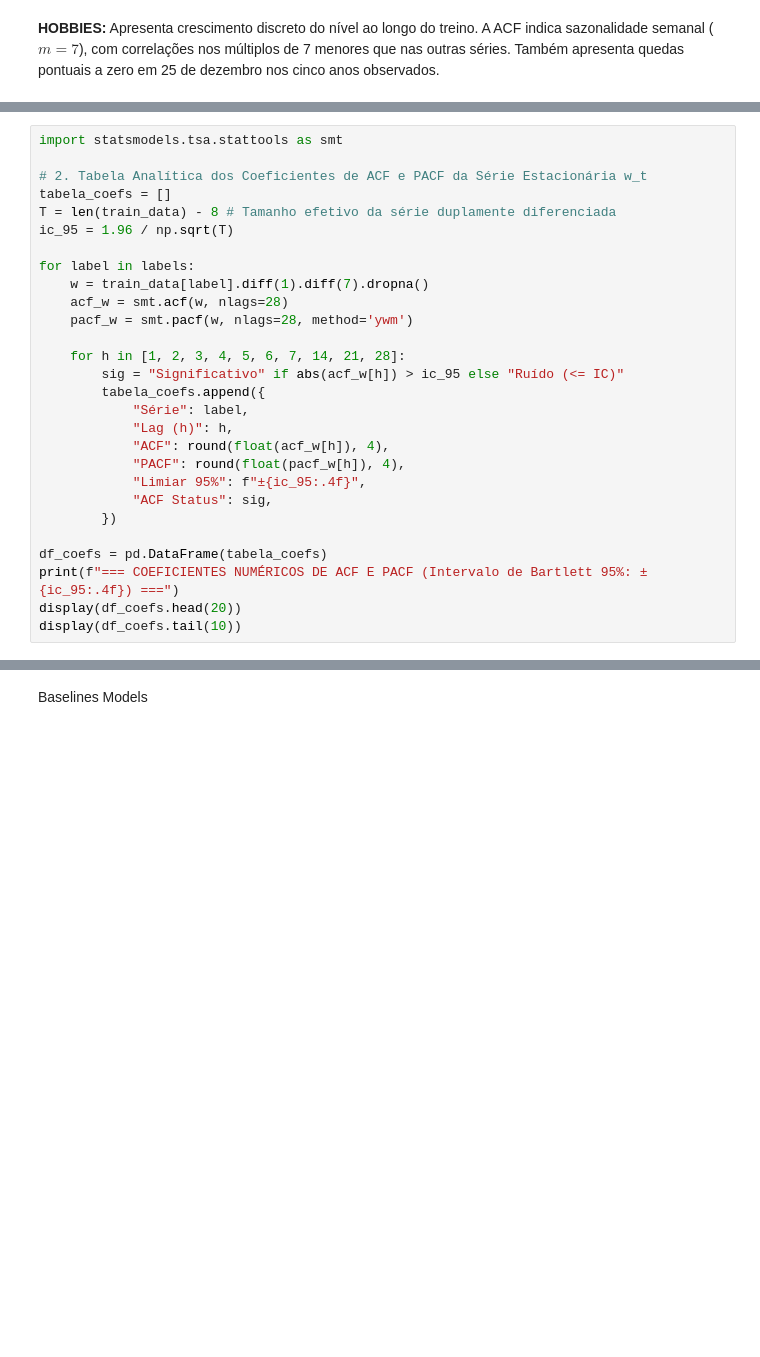
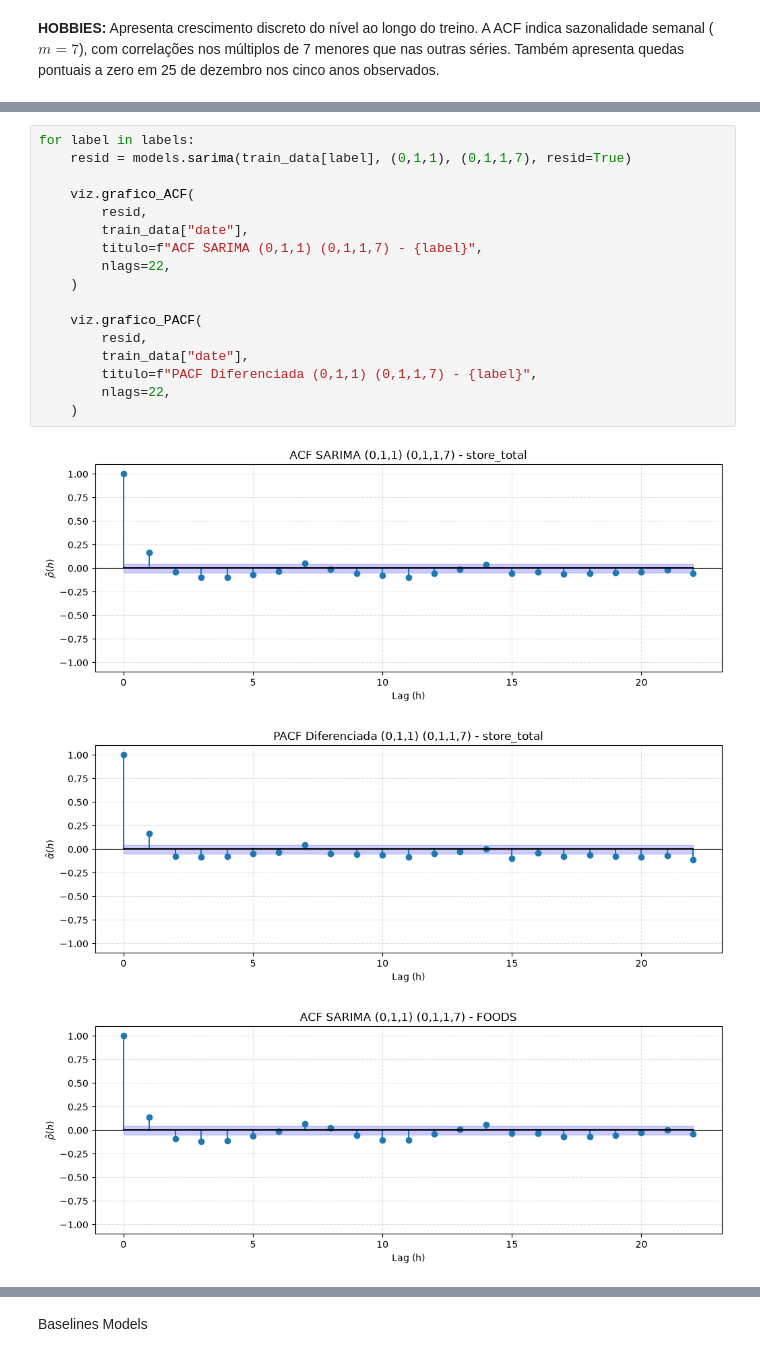
Before and after one commit to mistercapote/time-series-a2-2026, a Jupyter notebook: main.ipynb, the cells around one changed output, grey strips where cells are left out. Saved outputs shown, nothing was run; the diff lists cells and outputs as text; blank space fills up the shorter version.

```diff
--- a/main.ipynb
+++ b/main.ipynb
@@ -227,28 +149,0 @@ for label in labels:
-# %%
-import statsmodels.tsa.stattools as smt
-
-# 2. Tabela Analítica dos Coeficientes de ACF e PACF da Série Estacionária w_t
-tabela_coefs = []
-T = len(train_data) - 8 # Tamanho efetivo da série duplamente diferenciada
-ic_95 = 1.96 / np.sqrt(T)
-
-for label in labels:
-    w = train_data[label].diff(1).diff(7).dropna()
-    acf_w = smt.acf(w, nlags=28)
-    pacf_w = smt.pacf(w, nlags=28, method='ywm')
-
-    for h in [1, 2, 3, 4, 5, 6, 7, 14, 21, 28]:
-        sig = "Significativo" if abs(acf_w[h]) > ic_95 else "Ruído (<= IC)"
-        tabela_coefs.append({
-            "Série": label,
-            "Lag (h)": h,
-            "ACF": round(float(acf_w[h]), 4),
-            "PACF": round(float(pacf_w[h]), 4),
-            "Limiar 95%": f"±{ic_95:.4f}",
-            "ACF Status": sig,
-        })
-
-df_coefs = pd.DataFrame(tabela_coefs)
-print(f"=== COEFICIENTES NUMÉRICOS DE ACF E PACF (Intervalo de Bartlett 95%: ±{ic_95:.4f}) ===")
-display(df_coefs.head(20))
-display(df_coefs.tail(10))
@@ -333,0 +154,21 @@ Ao inspecionar empiricamente os coeficientes numéricos e os gráficos para cada
+# %%
+for label in labels:
+    resid = models.sarima(train_data[label], (0,1,1), (0,1,1,7), resid=True)
+
+    viz.grafico_ACF(
+        resid,
+        train_data["date"],
+        titulo=f"ACF SARIMA (0,1,1) (0,1,1,7) - {label}",
+        nlags=22,
+    )
+
+    viz.grafico_PACF(
+        resid,
+        train_data["date"],
+        titulo=f"PACF Diferenciada (0,1,1) (0,1,1,7) - {label}",
+        nlags=22,
+    )
+# %% [output]
+[figure, added]
+[figure, added]
+[figure, added]
```
Also changed, not shown: parts of 21 cells of this notebook, 4 other files.
